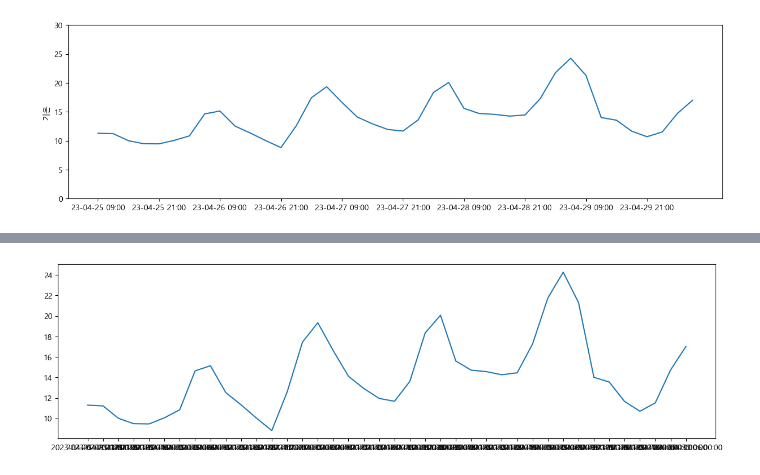
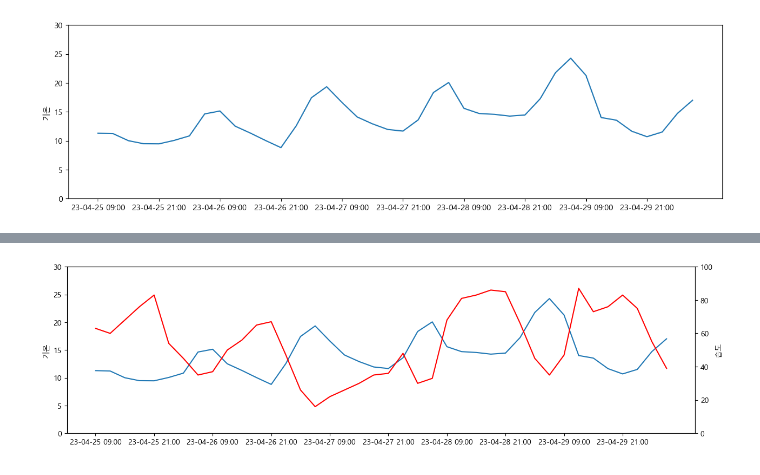
Before and after one commit to keulreobeu/bigdate_student, a Jupyter notebook: jupyter_work_space/redex/using_5day_weather_API.ipynb, the cells around one changed output, grey strips where cells are left out. Drawn from its saved outputs; the diff is of its cells as text; code cells hidden in the pictures.

```diff
--- a/jupyter_work_space/redex/using_5day_weather_API.ipynb
+++ b/jupyter_work_space/redex/using_5day_weather_API.ipynb
@@ -209,11 +224,14 @@ fig = plt.figure(figsize=(15,4))
 ax1 = fig.add_subplot(1,1,1)
 ax2 = ax1.twinx()
 
-plt.plot(df['기온'])
-plt.subplot(df['습도'])
-plt.ylabel('기온')
-plt.ylim(0, 30)
-plt.xticks(range(0,40,4),labels=x_label, rotation=0)
+ax1.plot(df2['기온'])
+ax1.set_ylabel('기온')
+ax1.set_ylim(0, 30)
+ax1.set_xticks(range(0,40,4),labels=x_label, rotation=0)
+
+ax2.plot(df2['습도'],color='red')
+ax2.set_ylabel('습도')
+ax2.set_ylim(0,100)
 
 plt.show()
 # %% [output]
@@ -224 +238 @@ ValueError: Single argument to subplot must be a three-digit integer, not 날짜
-[figure, old version]
+[figure, new version]
```
Also changed, not shown: parts of 4 cells of this notebook, 8 other files.
